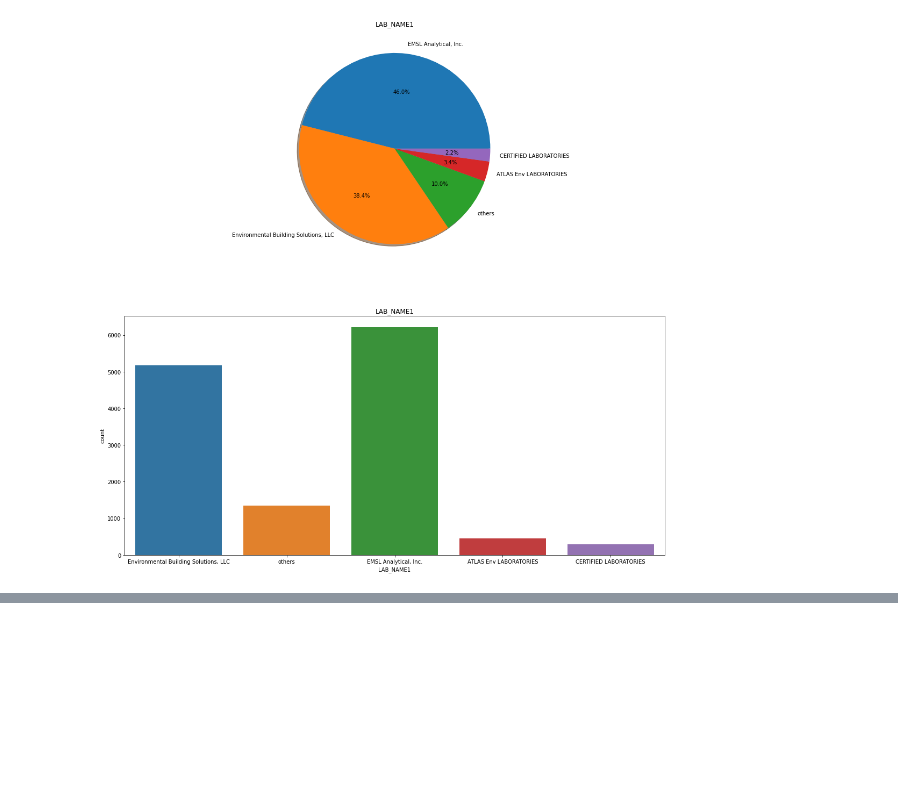
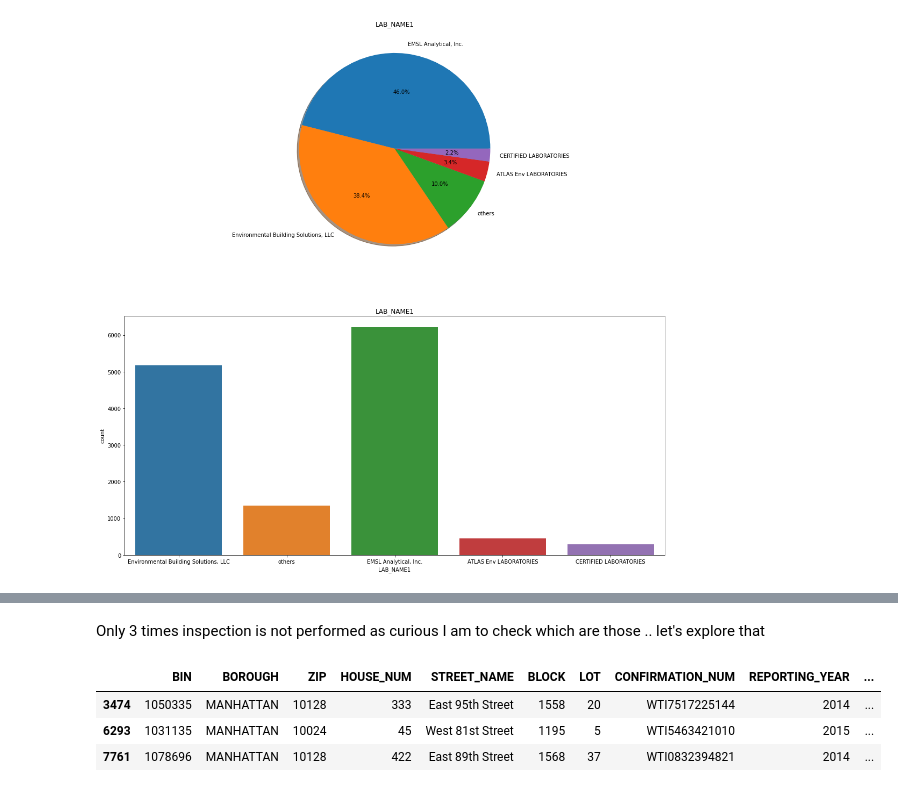
Before and after one commit to rushikeshnaik779/EDA, a Jupyter notebook: Simple_EDA__Rooftop_Drinking_Water_Tank_Inspection_Results.ipynb, the cells around one changed output, grey strips where cells are left out. Saved outputs shown, nothing was run; the diff lists cells and outputs as text; code cells hidden in the pictures; blank space fills up the shorter version.

```diff
--- a/Simple_EDA__Rooftop_Drinking_Water_Tank_Inspection_Results.ipynb
+++ b/Simple_EDA__Rooftop_Drinking_Water_Tank_Inspection_Results.ipynb
@@ -397,0 +428,10 @@ plt.show()
+# %% [markdown]
+Only 3 times inspection is not performed as curious I am to check which are those ..
+let's explore that
+# %%
+data[data['INSPECTION_PERFORMED']=='N']
+# %% [output]
+|  | BIN | BOROUGH | ZIP | HOUSE_NUM | STREET_NAME | BLOCK | LOT | CONFIRMATION_NUM | REPORTING_YEAR | ... |
+| 3474 | 1050335 | MANHATTAN | 10128 | 333 | East 95th Street | 1558 | 20 | WTI7517225144 | 2014 | ... |
+| 6293 | 1031135 | MANHATTAN | 10024 | 45 | West 81st Street | 1195 | 5 | WTI5463421010 | 2015 | ... |
+| 7761 | 1078696 | MANHATTAN | 10128 | 422 | East 89th Street | 1568 | 37 | WTI0832394821 | 2014 | ... |
```
Also changed, not shown: parts of 9 cells of this notebook.
